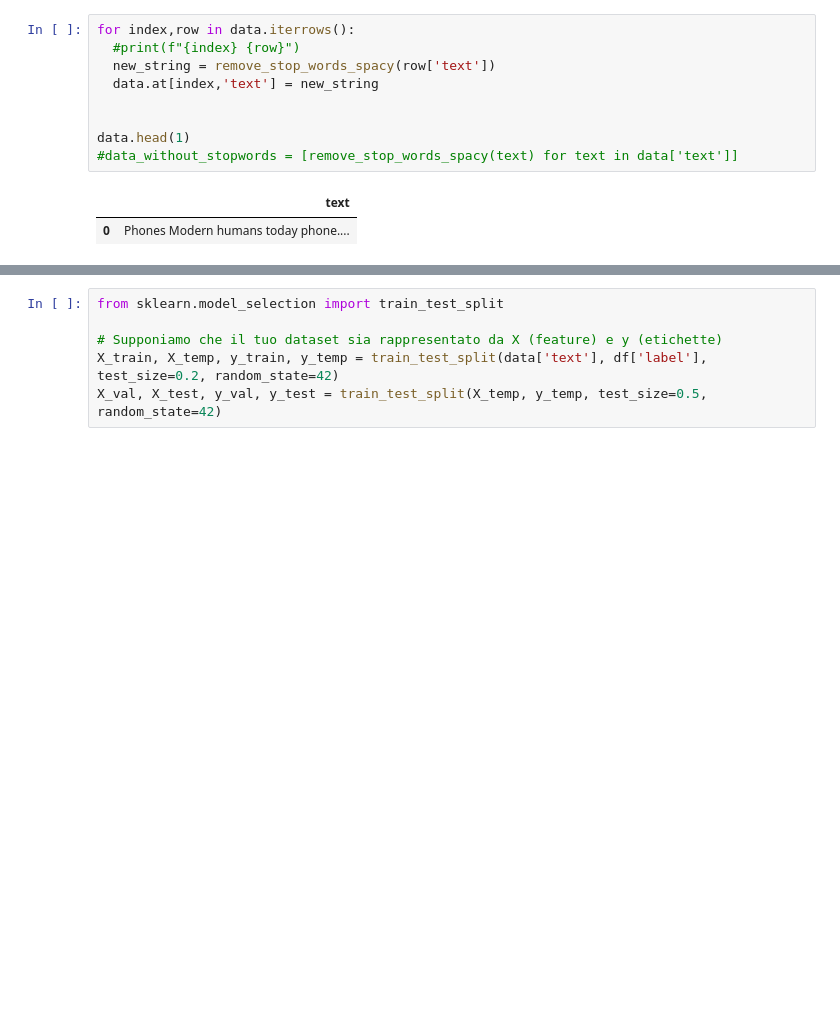
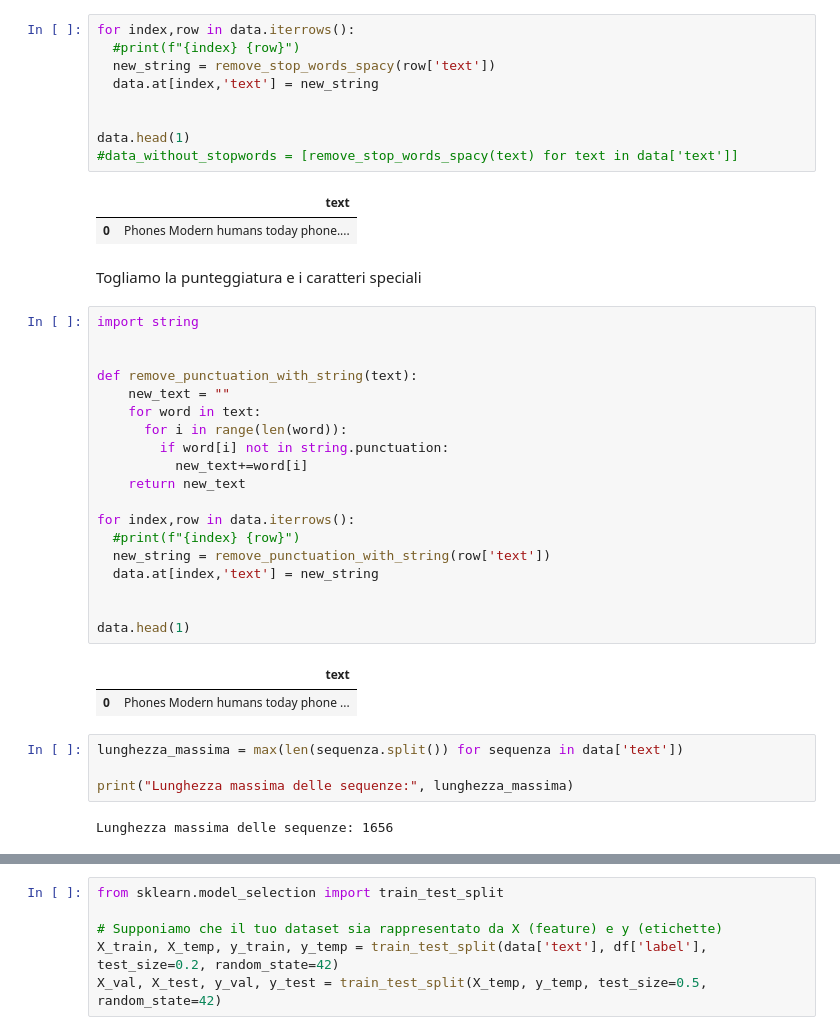
Before and after one commit to DeepIgnorance/deep_learning, a Jupyter notebook: modeling.ipynb, the cells around one changed output, grey strips where cells are left out. Cells and saved outputs as stored; diff of their text form; blank space fills up the shorter version.

Commit message:
remove punctuation

```diff
--- a/modeling.ipynb
+++ b/modeling.ipynb
@@ -149,3 +123,33 @@ data.head(1)
 # %% [output]
 |  | text |
 | 0 | Phones Modern humans today phone.... |
+# %% [markdown]
+Togliamo la punteggiatura e i caratteri speciali
+# %%
+import string
+
+
+def remove_punctuation_with_string(text):
+    new_text = ""
+    for word in text:
+      for i in range(len(word)):
+        if word[i] not in string.punctuation:
+          new_text+=word[i]
+    return new_text
+
+for index,row in data.iterrows():
+  #print(f"{index} {row}")
+  new_string = remove_punctuation_with_string(row['text'])
+  data.at[index,'text'] = new_string
+
+
+data.head(1)
+# %% [output]
+|  | text |
+| 0 | Phones Modern humans today phone ... |
+# %%
+lunghezza_massima = max(len(sequenza.split()) for sequenza in data['text'])
+
+print("Lunghezza massima delle sequenze:", lunghezza_massima)
+# %% [output]
+Lunghezza massima delle sequenze: 1656
```
Also changed, not shown: parts of 8 cells of this notebook.
